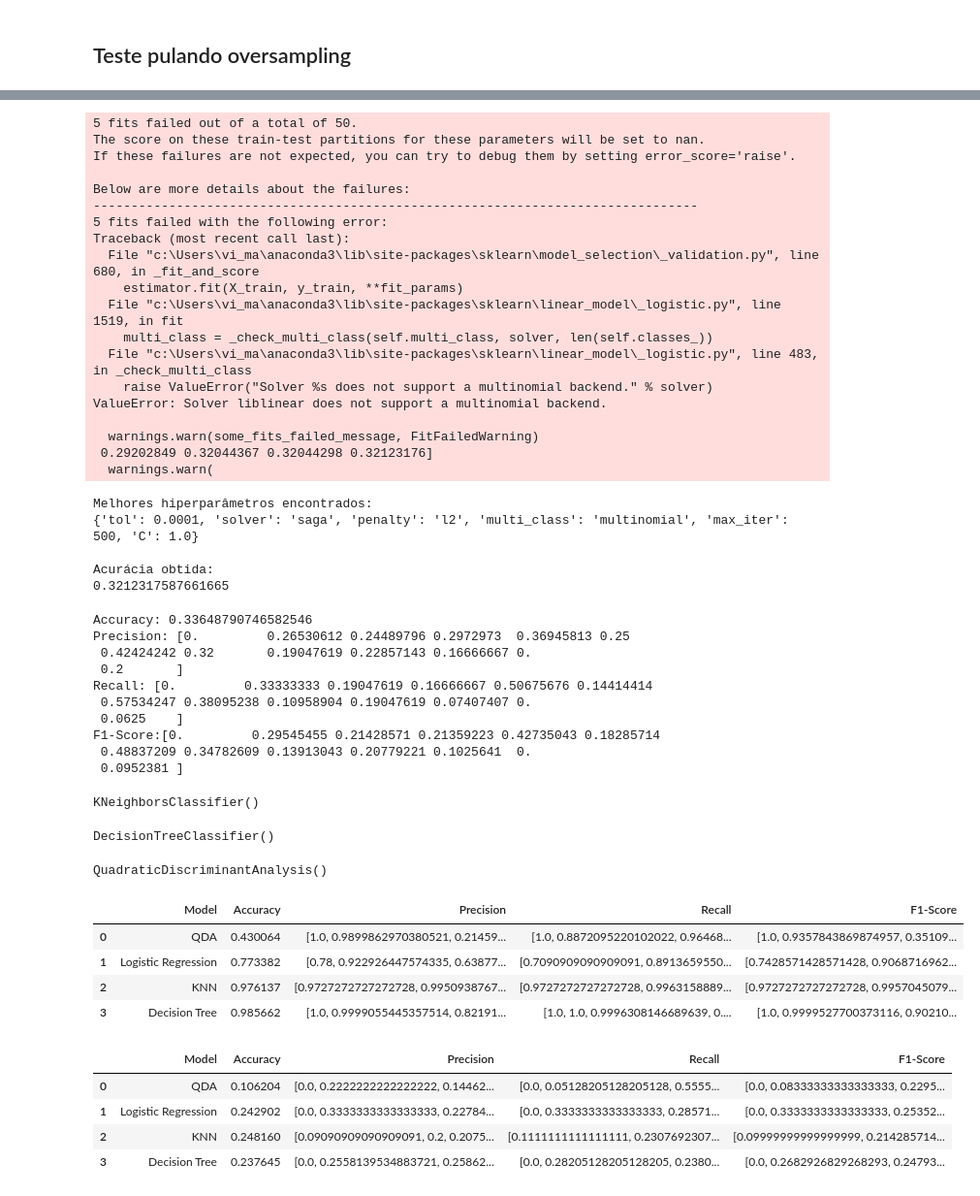
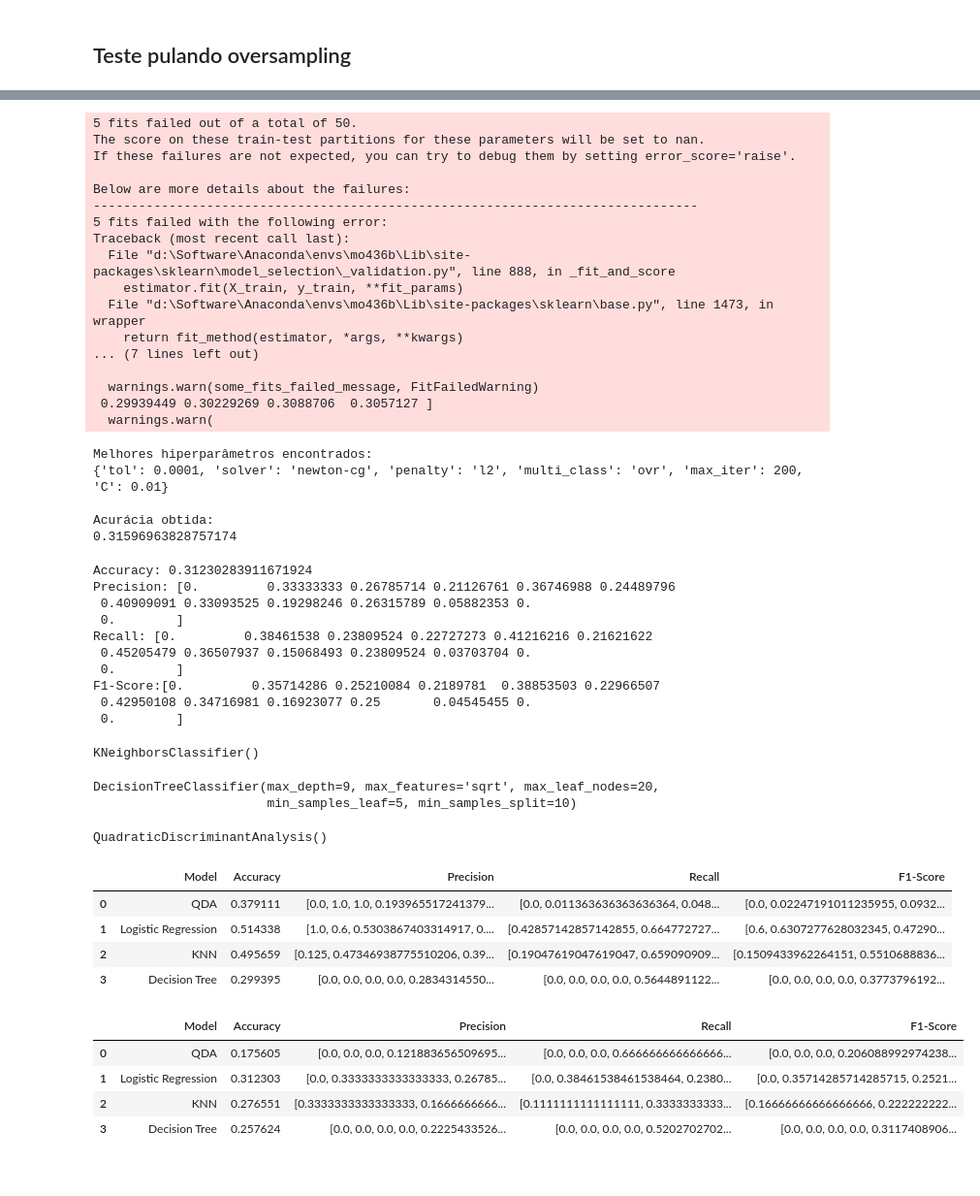
Before and after one commit to VitoriaMathias/mo436_state_of_data, a Jupyter notebook: modeling/modeling_randsearch.ipynb, the cells around one changed output, grey strips where cells are left out. Shown at 97% size. Cells and saved outputs as stored; diff of their text form; code cells hidden in the pictures.

Commit message:
Final data prep and modeling with sensvar

```diff
--- a/modeling/modeling_randsearch.ipynb
+++ b/modeling/modeling_randsearch.ipynb
@@ -96,7 +97,7 @@ ordered = ["P1_l", "P2_e", "P2_g", "P2_i", "P2_j", "P2_h"]
 # df_feat_selected = df_resampled[ [x +endswith("(OneHot)") for x in onehot ] + [x +endswith("(OrdEnc)") for x in ordered] ]
 # %%
 
-onehot_cols = [col for col in df_resampled.columns if any(col.startswith(c) for c in onehot) and col.endswith('(OneHot)')]
+onehot_cols = [col for col in df_resampled.columns if any(col.startswith(c) for c in onehot) and (col.endswith('(OneHot)') or col.endswith('(FromList)'))]
 ordered_cols = [col for col in df_resampled.columns if any(col.startswith(c) for c in ordered) and col.endswith('(OrdEnc)')]
 df_feat_selected = df_resampled[onehot_cols+ordered_cols]
 # %%
@@ -170,22 +171,20 @@ Below are more details about the failures:
 --------------------------------------------------------------------------------
 5 fits failed with the following error:
 Traceback (most recent call last):
-  File "c:\Users\vi_ma\anaconda3\lib\site-packages\sklearn\model_selection\_validation.py", line 680, in _fit_and_score
+  File "d:\Software\Anaconda\envs\mo436b\Lib\site-packages\sklearn\model_selection\_validation.py", line 888, in _fit_and_score
     estimator.fit(X_train, y_train, **fit_params)
-  File "c:\Users\vi_ma\anaconda3\lib\site-packages\sklearn\linear_model\_logistic.py", line 1519, in fit
-    multi_class = _check_multi_class(self.multi_class, solver, len(self.classes_))
-  File "c:\Users\vi_ma\anaconda3\lib\site-packages\sklearn\linear_model\_logistic.py", line 483, in _check_multi_class
-    raise ValueError("Solver %s does not support a multinomial backend." % solver)
-ValueError: Solver liblinear does not support a multinomial backend.
+  File "d:\Software\Anaconda\envs\mo436b\Lib\site-packages\sklearn\base.py", line 1473, in wrapper
+    return fit_method(estimator, *args, **kwargs)
+... (7 lines left out)
 
   warnings.warn(some_fits_failed_message, FitFailedWarning)
- 0.29202849 0.32044367 0.32044298 0.32123176]
+ 0.29939449 0.30229269 0.3088706  0.3057127 ]
   warnings.warn(
 Melhores hiperparâmetros encontrados:
-{'tol': 0.0001, 'solver': 'saga', 'penalty': 'l2', 'multi_class': 'multinomial', 'max_iter': 500, 'C': 1.0}
+{'tol': 0.0001, 'solver': 'newton-cg', 'penalty': 'l2', 'multi_class': 'ovr', 'max_iter': 200, 'C': 0.01}
 
 Acurácia obtida:
-0.3212317587661665
+0.31596963828757174
 # %%
 # lr_params = {'tol': 0.0001, 'solver': 'saga', 'penalty': 'l2', 'multi_class': 'multinomial', 'max_iter': 500, 'C': 1.0}
 log_reg = LogisticRegression(tol= 0.0001, solver='saga', penalty='l2', multi_class='multinomial', max_iter=500, C=1.0)
@@ -198,28 +197,35 @@ recall = recall_score(y_test, y_pred, average=None, zero_division=0)
 f1 = f1_score(y_test, y_pred, average=None, zero_division=0)
 print(f'Accuracy: {accuracy}\nPrecision: {precision}\nRecall: {recall}\nF1-Score:{f1}')
 # %% [output]
-Accuracy: 0.33648790746582546
-Precision: [0.         0.26530612 0.24489796 0.2972973  0.36945813 0.25
- 0.42424242 0.32       0.19047619 0.22857143 0.16666667 0.
- 0.2       ]
-Recall: [0.         0.33333333 0.19047619 0.16666667 0.50675676 0.14414414
- 0.57534247 0.38095238 0.10958904 0.19047619 0.07407407 0.
- 0.0625    ]
-F1-Score:[0.         0.29545455 0.21428571 0.21359223 0.42735043 0.18285714
- 0.48837209 0.34782609 0.13913043 0.20779221 0.1025641  0.
- 0.0952381 ]
+Accuracy: 0.31230283911671924
+Precision: [0.         0.33333333 0.26785714 0.21126761 0.36746988 0.24489796
+ 0.40909091 0.33093525 0.19298246 0.26315789 0.05882353 0.
+ 0.        ]
+Recall: [0.         0.38461538 0.23809524 0.22727273 0.41216216 0.21621622
+ 0.45205479 0.36507937 0.15068493 0.23809524 0.03703704 0.
+ 0.        ]
+F1-Score:[0.         0.35714286 0.25210084 0.2189781  0.38853503 0.22966507
+ 0.42950108 0.34716981 0.16923077 0.25       0.04545455 0.
+ 0.        ]
 # %%
 # KNN
 knn = KNeighborsClassifier(n_neighbors=5)
 knn.fit(X_train, y_train)
 # %% [output]
 KNeighborsClassifier()
-# %%
-# Decision Tree
-decision_tree = DecisionTreeClassifier()
-decision_tree.fit(X_train, y_train)
-# %% [output]
-DecisionTreeClassifier()
+# %%
+# Decision Tree
+decision_tree = DecisionTreeClassifier(
+    max_depth=9,               # Limit the depth of the tree
+    min_samples_split=10,      # Minimum samples required to split a node
+    min_samples_leaf=5,        # Minimum samples required at a leaf node
+    max_features='sqrt',       # Number of features to consider for the best split
+    max_leaf_nodes=20          # Maximum number of leaf nodes
+)
+decision_tree.fit(X_train, y_train)
+# %% [output]
+DecisionTreeClassifier(max_depth=9, max_features='sqrt', max_leaf_nodes=20,
+                       min_samples_leaf=5, min_samples_split=10)
 # %%
 # Fit the QDA model with the balanced dataset
 qda = QuadraticDiscriminantAnalysis()
@@ -231,35 +237,35 @@ from sklearn.metrics import accuracy_score, precision_score, recall_score, f1_sc
 # %%
 models = {
     'QDA': qda,
-    'Logistic Regression': logistic_regression,
+    'Logistic Regression': log_reg,
     'KNN': knn,
     'Decision Tree': decision_tree
 }
 
 results = []
 for model_name, model in models.items():
     y_pred = model.predict(X_train)
     accuracy = accuracy_score(y_train, y_pred)
     precision = precision_score(y_train, y_pred, average=None, zero_division=0)
     recall = recall_score(y_train, y_pred, average=None, zero_division=0)
     f1 = f1_score(y_train, y_pred, average=None, zero_division=0)
     results.append([model_name, accuracy, precision, recall, f1])
 
 # Store the results in a DataFrame
 results_df = pd.DataFrame(results, columns=['Model', 'Accuracy', 'Precision', 'Recall', 'F1-Score'])
 
 # Print the results
 results_df
 # %% [output]
 |  | Model | Accuracy | Precision | Recall | F1-Score |
-| 0 | QDA | 0.430064 | [1.0, 0.9899862970380521, 0.21459... | [1.0, 0.8872095220102022, 0.96468... | [1.0, 0.9357843869874957, 0.35109... |
-| 1 | Logistic Regression | 0.773382 | [0.78, 0.922926447574335, 0.63877... | [0.7090909090909091, 0.8913659550... | [0.7428571428571428, 0.9068716962... |
-| 2 | KNN | 0.976137 | [0.9727272727272728, 0.9950938767... | [0.9727272727272728, 0.9963158889... | [0.9727272727272728, 0.9957045079... |
-| 3 | Decision Tree | 0.985662 | [1.0, 0.9999055445357514, 0.82191... | [1.0, 1.0, 0.9996308146689639, 0.... | [1.0, 0.9999527700373116, 0.90210... |
+| 0 | QDA | 0.379111 | [0.0, 1.0, 1.0, 0.193965517241379... | [0.0, 0.011363636363636364, 0.048... | [0.0, 0.02247191011235955, 0.0932... |
+| 1 | Logistic Regression | 0.514338 | [1.0, 0.6, 0.5303867403314917, 0.... | [0.42857142857142855, 0.664772727... | [0.6, 0.6307277628032345, 0.47290... |
+| 2 | KNN | 0.495659 | [0.125, 0.47346938775510206, 0.39... | [0.19047619047619047, 0.659090909... | [0.1509433962264151, 0.5510688836... |
+| 3 | Decision Tree | 0.299395 | [0.0, 0.0, 0.0, 0.0, 0.2834314550... | [0.0, 0.0, 0.0, 0.0, 0.5644891122... | [0.0, 0.0, 0.0, 0.0, 0.3773796192... |
 # %%
 models = {
     'QDA': qda,
-    'Logistic Regression': logistic_regression,
+    'Logistic Regression': log_reg,
     'KNN': knn,
     'Decision Tree': decision_tree
 }
@@ -280,10 +286,10 @@ results_df = pd.DataFrame(results, columns=['Model', 'Accuracy', 'Precision', 'R
 results_df
 # %% [output]
 |  | Model | Accuracy | Precision | Recall | F1-Score |
-| 0 | QDA | 0.106204 | [0.0, 0.2222222222222222, 0.14462... | [0.0, 0.05128205128205128, 0.5555... | [0.0, 0.08333333333333333, 0.2295... |
-| 1 | Logistic Regression | 0.242902 | [0.0, 0.3333333333333333, 0.22784... | [0.0, 0.3333333333333333, 0.28571... | [0.0, 0.3333333333333333, 0.25352... |
-| 2 | KNN | 0.248160 | [0.09090909090909091, 0.2, 0.2075... | [0.1111111111111111, 0.2307692307... | [0.09999999999999999, 0.214285714... |
-| 3 | Decision Tree | 0.237645 | [0.0, 0.2558139534883721, 0.25862... | [0.0, 0.28205128205128205, 0.2380... | [0.0, 0.2682926829268293, 0.24793... |
+| 0 | QDA | 0.175605 | [0.0, 0.0, 0.0, 0.121883656509695... | [0.0, 0.0, 0.0, 0.666666666666666... | [0.0, 0.0, 0.0, 0.206088992974238... |
+| 1 | Logistic Regression | 0.312303 | [0.0, 0.3333333333333333, 0.26785... | [0.0, 0.38461538461538464, 0.2380... | [0.0, 0.35714285714285715, 0.2521... |
+| 2 | KNN | 0.276551 | [0.3333333333333333, 0.1666666666... | [0.1111111111111111, 0.3333333333... | [0.16666666666666666, 0.222222222... |
+| 3 | Decision Tree | 0.257624 | [0.0, 0.0, 0.0, 0.0, 0.2225433526... | [0.0, 0.0, 0.0, 0.0, 0.5202702702... | [0.0, 0.0, 0.0, 0.0, 0.3117408906... |
 # %%
 print(X_test.shape)
 # %% [output]
```
Also changed, not shown: parts of 3 cells of this notebook, 8 other files.
